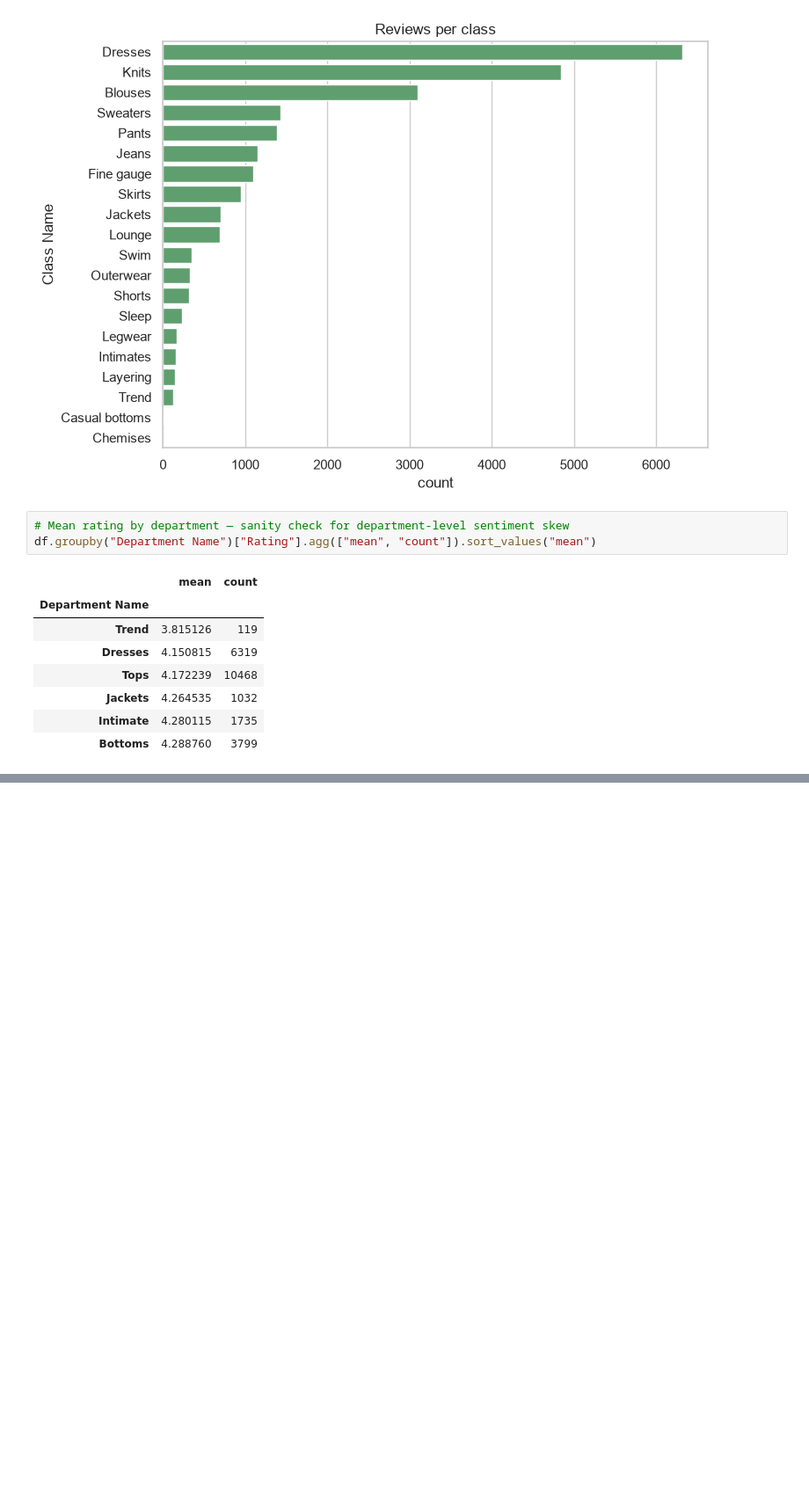
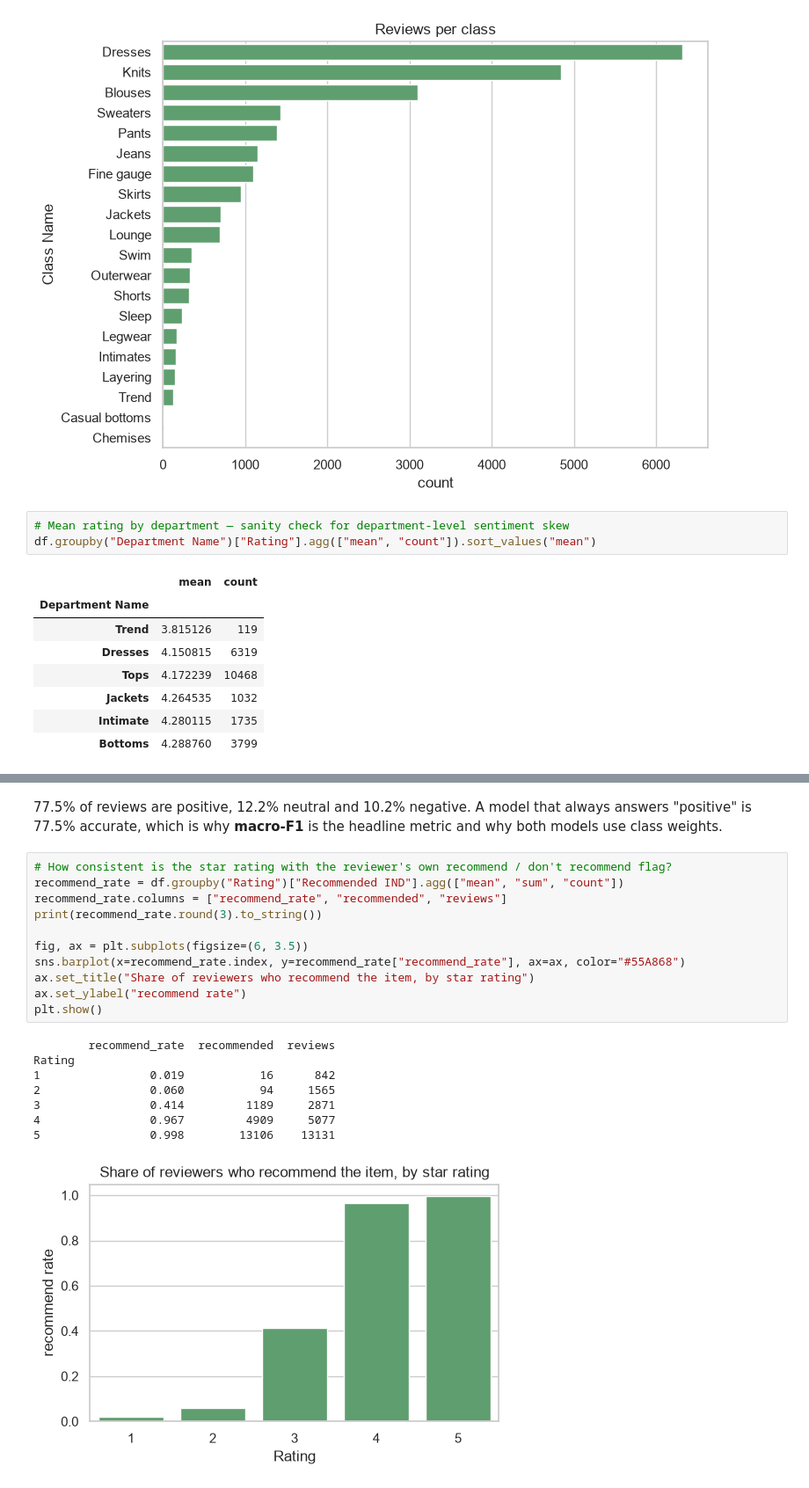
Before and after one commit to Mashi98/Ecommerce-Review-Analytics, a Jupyter notebook: notebooks/01_eda.ipynb, the cells around one changed output, grey strips where cells are left out. Shown at 88% size. Saved outputs shown, nothing was run; the diff lists cells and outputs as text; blank space fills up the shorter version.

```diff
--- a/notebooks/01_eda.ipynb
+++ b/notebooks/01_eda.ipynb
@@ -187,0 +237,22 @@ df.groupby("Department Name")["Rating"].agg(["mean", "count"]).sort_values("mean
+# %% [markdown]
+77.5% of reviews are positive, 12.2% neutral and 10.2% negative. A model that always answers "positive" is 77.5% accurate, which is why **macro-F1** is the headline metric and why both models use class weights.
+# %%
+# How consistent is the star rating with the reviewer's own recommend / don't recommend flag?
+recommend_rate = df.groupby("Rating")["Recommended IND"].agg(["mean", "sum", "count"])
+recommend_rate.columns = ["recommend_rate", "recommended", "reviews"]
+print(recommend_rate.round(3).to_string())
+
+fig, ax = plt.subplots(figsize=(6, 3.5))
+sns.barplot(x=recommend_rate.index, y=recommend_rate["recommend_rate"], ax=ax, color="#55A868")
+ax.set_title("Share of reviewers who recommend the item, by star rating")
+ax.set_ylabel("recommend rate")
+plt.show()
+# %% [output]
+        recommend_rate  recommended  reviews
+Rating
+1                0.019           16      842
+2                0.060           94     1565
+3                0.414         1189     2871
+4                0.967         4909     5077
+5                0.998        13106    13131
+[figure, added]
```
Also changed, not shown: parts of 14 cells of this notebook.
